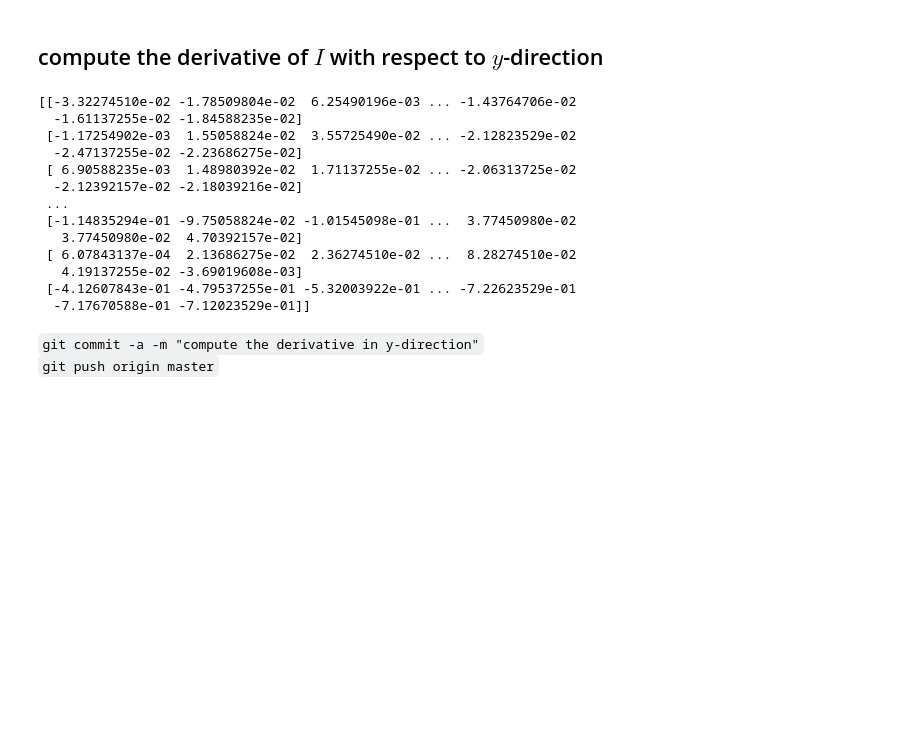
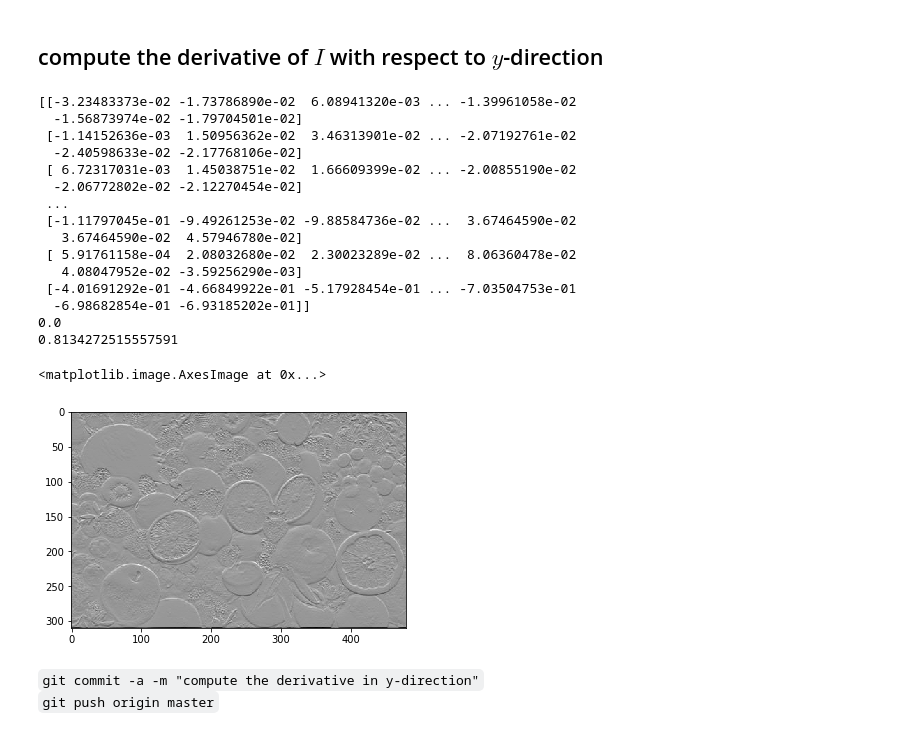
Before and after one commit to jstep750/assignment-machine-learning, a Jupyter notebook: 03/assignment_03_assignment_03_1.ipynb, the cells around one changed output. Cells and saved outputs as stored; diff of their text form; code cells hidden in the pictures; blank space fills up the shorter version.

````diff
--- a/03/assignment_03_assignment_03_1.ipynb
+++ b/03/assignment_03_assignment_03_1.ipynb
@@ -114,23 +110,30 @@ print(Dy)
  [ 0.  0.  0. ...  0.  0. -1.]]
 # %% [markdown]
 ## compute the derivative of $I$ with respect to $y$-direction
-# %%
-Iy = (Dy@I)
-print(Iy)
-# %% [output]
-[[-3.32274510e-02 -1.78509804e-02  6.25490196e-03 ... -1.43764706e-02
-  -1.61137255e-02 -1.84588235e-02]
- [-1.17254902e-03  1.55058824e-02  3.55725490e-02 ... -2.12823529e-02
-  -2.47137255e-02 -2.23686275e-02]
- [ 6.90588235e-03  1.48980392e-02  1.71137255e-02 ... -2.06313725e-02
-  -2.12392157e-02 -2.18039216e-02]
- ...
- [-1.14835294e-01 -9.75058824e-02 -1.01545098e-01 ...  3.77450980e-02
-   3.77450980e-02  4.70392157e-02]
- [ 6.07843137e-04  2.13686275e-02  2.36274510e-02 ...  8.28274510e-02
-   4.19137255e-02 -3.69019608e-03]
- [-4.12607843e-01 -4.79537255e-01 -5.32003922e-01 ... -7.22623529e-01
-  -7.17670588e-01 -7.12023529e-01]]
+# %%
+Iy = (Dy@I)
+print(Iy)
+print(abs(Iy).min())
+print(abs(Iy).max())
+plt.imshow(Iy, cmap='gray')
+# %% [output]
+[[-3.23483373e-02 -1.73786890e-02  6.08941320e-03 ... -1.39961058e-02
+  -1.56873974e-02 -1.79704501e-02]
+ [-1.14152636e-03  1.50956362e-02  3.46313901e-02 ... -2.07192761e-02
+  -2.40598633e-02 -2.17768106e-02]
+ [ 6.72317031e-03  1.45038751e-02  1.66609399e-02 ... -2.00855190e-02
+  -2.06772802e-02 -2.12270454e-02]
+ ...
+ [-1.11797045e-01 -9.49261253e-02 -9.88584736e-02 ...  3.67464590e-02
+   3.67464590e-02  4.57946780e-02]
+ [ 5.91761158e-04  2.08032680e-02  2.30023289e-02 ...  8.06360478e-02
+   4.08047952e-02 -3.59256290e-03]
+ [-4.01691292e-01 -4.66849922e-01 -5.17928454e-01 ... -7.03504753e-01
+  -6.98682854e-01 -6.93185202e-01]]
+0.0
+0.8134272515557591
+<matplotlib.image.AxesImage at 0x...>
+[figure, added]
 # %% [markdown]
 ```git commit -a -m "compute the derivative in y-direction"``` \
 ```git push origin master```
````
Also changed, not shown: parts of 8 cells of this notebook, 2 other files.
